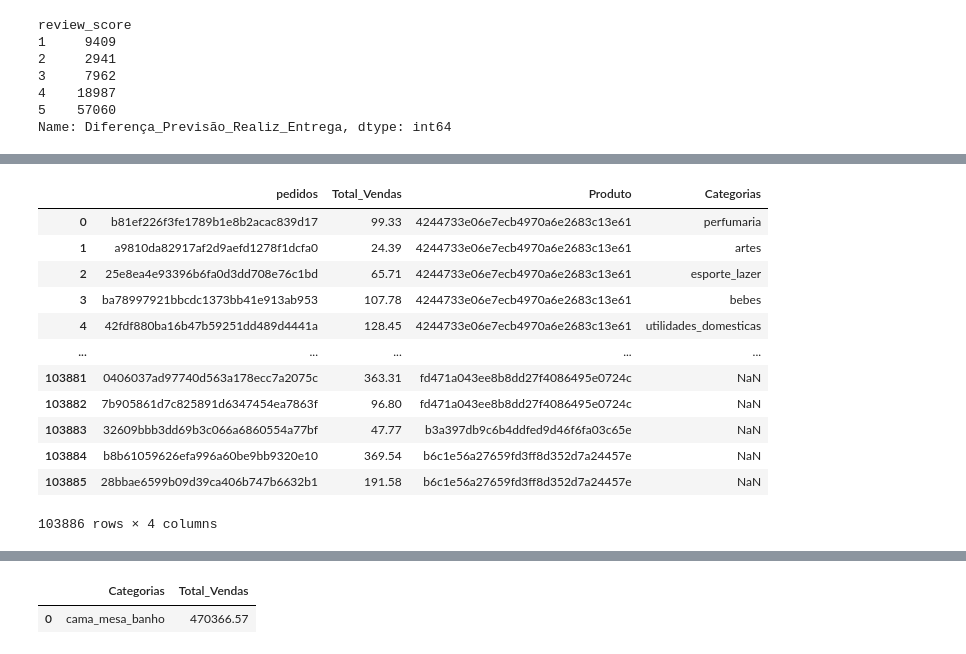
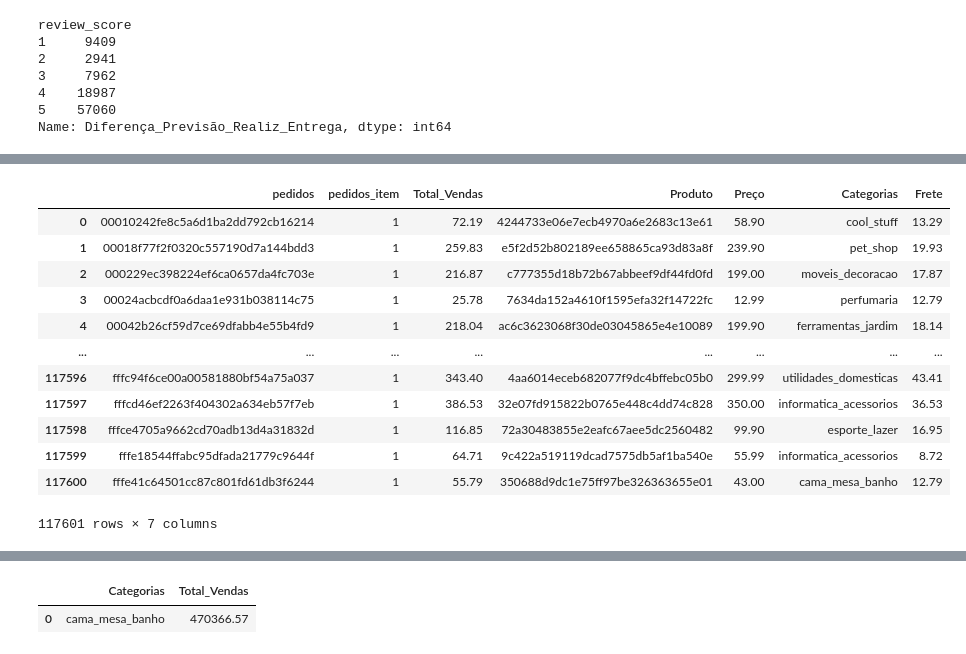
Before and after one commit to LucyMenges/Tech_Dados, a Jupyter notebook: Olist.ipynb, the cells around one changed output, grey strips where cells are left out. Cells and saved outputs as stored; diff of their text form; code cells hidden in the pictures.

```diff
--- a/Olist.ipynb
+++ b/Olist.ipynb
@@ -685,0 +692,4 @@ Name: Diferença_Previsão_Realiz_Entrega, dtype: int64
+# %%
+m_prod = pd.merge(orders_items, products, how= 'left', on= 'product_id')
+m_prod_paym = pd.merge(m_prod, order_payment, how='inner', on= 'order_id').drop_duplicates()
+m_prod_paym
@@ -686,24 +710,25 @@ Name: Diferença_Previsão_Realiz_Entrega, dtype: int64
 # %%
-m_prod = pd.merge(orders_items, products, how= 'inner', on= 'product_id')
-
 categ_prod_vendas = pd.DataFrame()
-categ_prod_vendas['pedidos'] = order_payment['order_id']
-categ_prod_vendas['Total_Vendas'] = order_payment['payment_value']
-categ_prod_vendas['Produto'] = m_prod['product_id']
-categ_prod_vendas['Categorias'] = products['product_category_name']
+categ_prod_vendas['pedidos'] = m_prod_paym['order_id']
+categ_prod_vendas['pedidos_item'] = m_prod_paym['order_item_id']
+categ_prod_vendas['Total_Vendas'] = m_prod_paym['payment_value']
+categ_prod_vendas['Produto'] = m_prod_paym['product_id']
+categ_prod_vendas['Preço'] = m_prod_paym['price']
+categ_prod_vendas['Categorias'] = m_prod_paym['product_category_name']
+categ_prod_vendas['Frete'] = m_prod_paym['freight_value']
 
 categ_prod_vendas
 # %% [output]
-|  | pedidos | Total_Vendas | Produto | Categorias |
-| 0 | b81ef226f3fe1789b1e8b2acac839d17 | 99.33 | 4244733e06e7ecb4970a6e2683c13e61 | perfumaria |
-| 1 | a9810da82917af2d9aefd1278f1dcfa0 | 24.39 | 4244733e06e7ecb4970a6e2683c13e61 | artes |
-| 2 | 25e8ea4e93396b6fa0d3dd708e76c1bd | 65.71 | 4244733e06e7ecb4970a6e2683c13e61 | esporte_lazer |
-| 3 | ba78997921bbcdc1373bb41e913ab953 | 107.78 | 4244733e06e7ecb4970a6e2683c13e61 | bebes |
-| 4 | 42fdf880ba16b47b59251dd489d4441a | 128.45 | 4244733e06e7ecb4970a6e2683c13e61 | utilidades_domesticas |
-| ... | ... | ... | ... | ... |
-| 103881 | 0406037ad97740d563a178ecc7a2075c | 363.31 | fd471a043ee8b8dd27f4086495e0724c | NaN |
-| 103882 | 7b905861d7c825891d6347454ea7863f | 96.80 | fd471a043ee8b8dd27f4086495e0724c | NaN |
-| 103883 | 32609bbb3dd69b3c066a6860554a77bf | 47.77 | b3a397db9c6b4ddfed9d46f6fa03c65e | NaN |
-| 103884 | b8b61059626efa996a60be9bb9320e10 | 369.54 | b6c1e56a27659fd3ff8d352d7a24457e | NaN |
-| 103885 | 28bbae6599b09d39ca406b747b6632b1 | 191.58 | b6c1e56a27659fd3ff8d352d7a24457e | NaN |
+|  | pedidos | pedidos_item | Total_Vendas | Produto | Preço | Categorias | Frete |
+| 0 | 00010242fe8c5a6d1ba2dd792cb16214 | 1 | 72.19 | 4244733e06e7ecb4970a6e2683c13e61 | 58.90 | cool_stuff | 13.29 |
+| 1 | 00018f77f2f0320c557190d7a144bdd3 | 1 | 259.83 | e5f2d52b802189ee658865ca93d83a8f | 239.90 | pet_shop | 19.93 |
+| 2 | 000229ec398224ef6ca0657da4fc703e | 1 | 216.87 | c777355d18b72b67abbeef9df44fd0fd | 199.00 | moveis_decoracao | 17.87 |
+| 3 | 00024acbcdf0a6daa1e931b038114c75 | 1 | 25.78 | 7634da152a4610f1595efa32f14722fc | 12.99 | perfumaria | 12.79 |
+| 4 | 00042b26cf59d7ce69dfabb4e55b4fd9 | 1 | 218.04 | ac6c3623068f30de03045865e4e10089 | 199.90 | ferramentas_jardim | 18.14 |
+| ... | ... | ... | ... | ... | ... | ... | ... |
+| 117596 | fffc94f6ce00a00581880bf54a75a037 | 1 | 343.40 | 4aa6014eceb682077f9dc4bffebc05b0 | 299.99 | utilidades_domesticas | 43.41 |
+| 117597 | fffcd46ef2263f404302a634eb57f7eb | 1 | 386.53 | 32e07fd915822b0765e448c4dd74c828 | 350.00 | informatica_acessorios | 36.53 |
+| 117598 | fffce4705a9662cd70adb13d4a31832d | 1 | 116.85 | 72a30483855e2eafc67aee5dc2560482 | 99.90 | esporte_lazer | 16.95 |
+| 117599 | fffe18544ffabc95dfada21779c9644f | 1 | 64.71 | 9c422a519119dcad7575db5af1ba540e | 55.99 | informatica_acessorios | 8.72 |
+| 117600 | fffe41c64501cc87c801fd61db3f6244 | 1 | 55.79 | 350688d9dc1e75ff97be326363655e01 | 43.00 | cama_mesa_banho | 12.79 |
-103886 rows × 4 columns
+117601 rows × 7 columns
```
Also changed, not shown: parts of 25 cells of this notebook.
